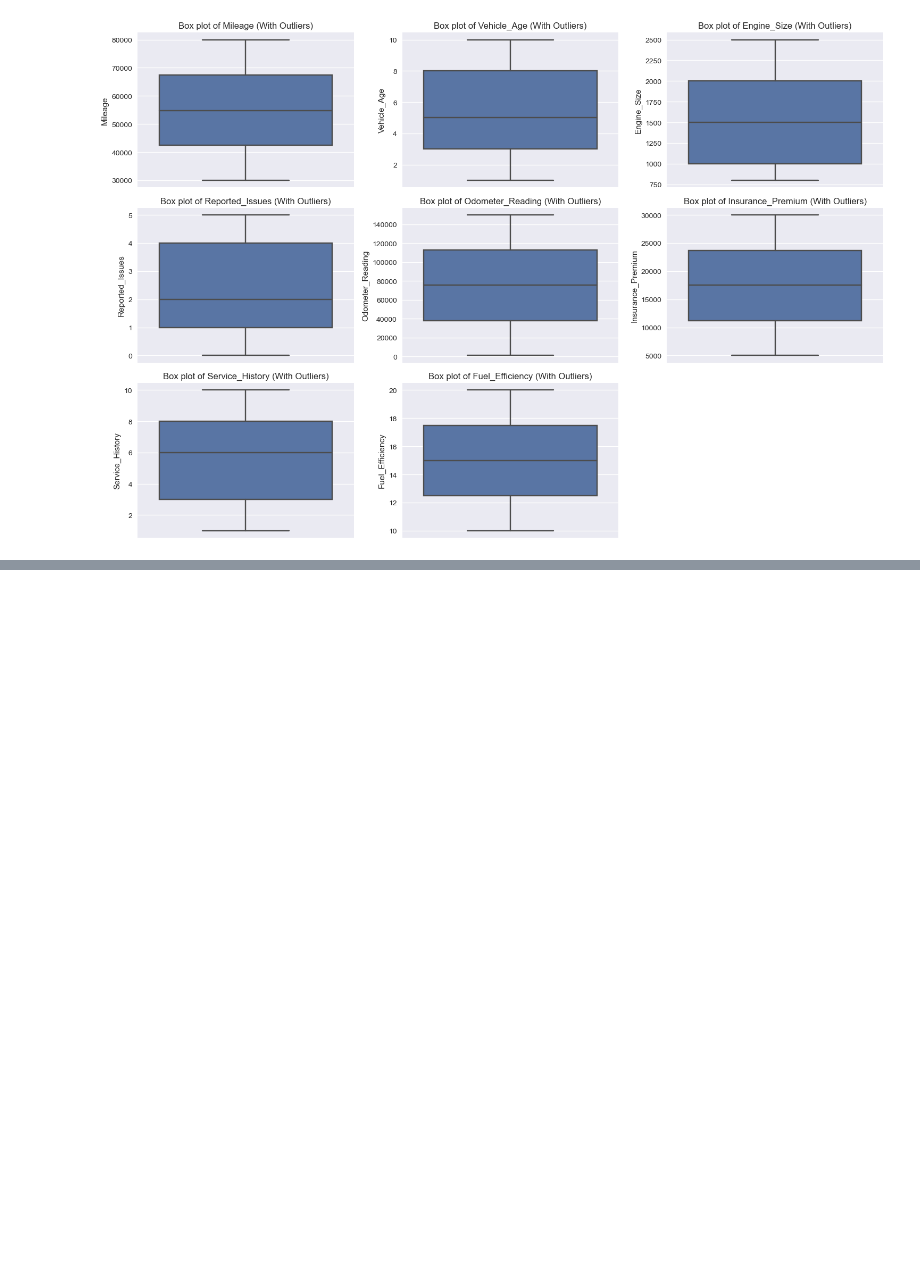
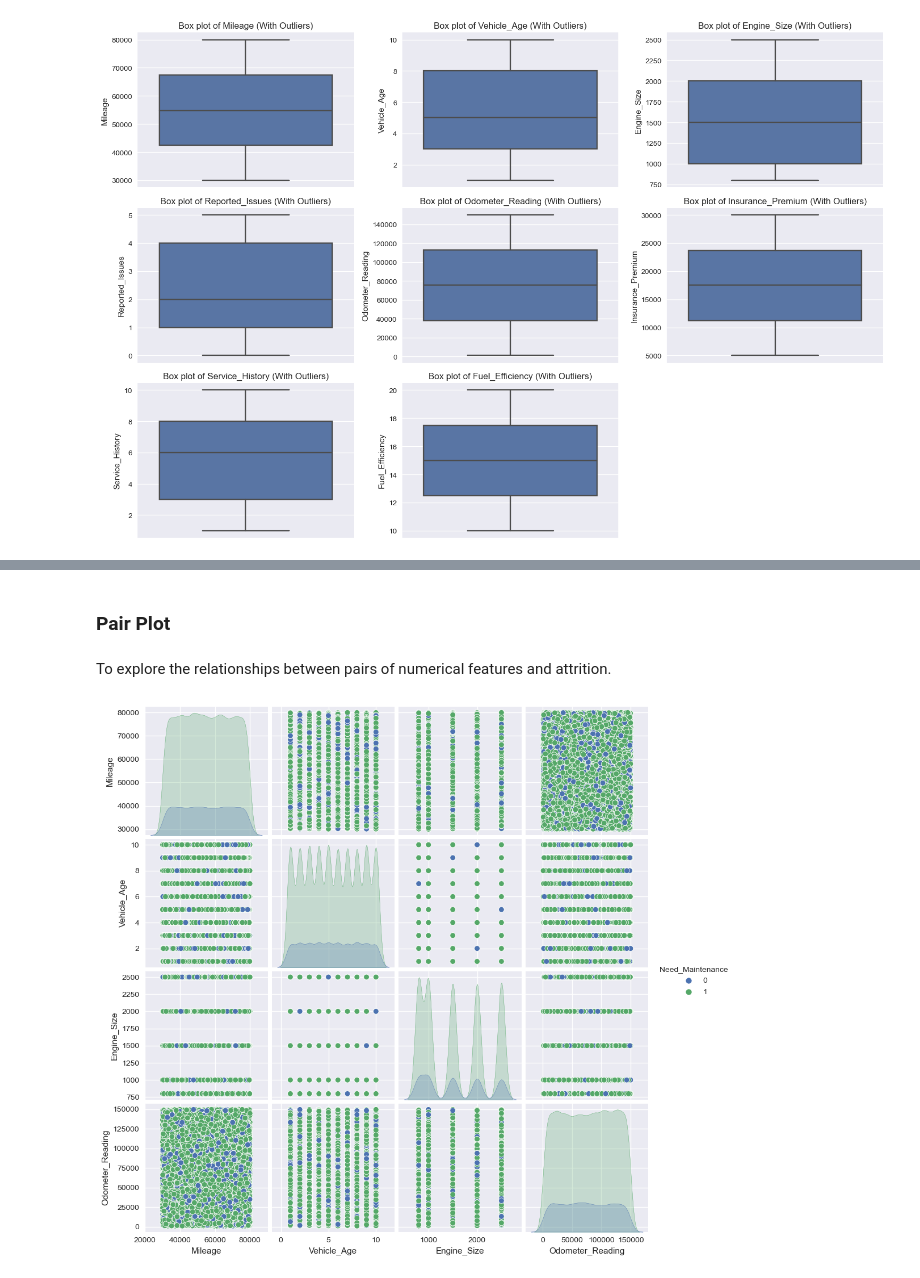
Before and after one commit to whareverrr/phase3_project, a Jupyter notebook: student.ipynb, the cells around one changed output, grey strips where cells are left out. Cells and saved outputs as stored; diff of their text form; code cells hidden in the pictures; blank space fills up the shorter version.

```diff
--- a/student.ipynb
+++ b/student.ipynb
@@ -272,0 +293,9 @@ plot_boxplots_with_outliers(df, numerical_columns)
+# %% [markdown]
+### Pair Plot
+# %% [markdown]
+To explore the relationships between pairs of numerical features and attrition.
+# %%
+sns.pairplot(df, hue='Need_Maintenance', vars=['Mileage', 'Vehicle_Age', 'Engine_Size','Odometer_Reading'])
+plt.show()
+# %% [output]
+[figure, added]
```
Also changed, not shown: parts of 9 cells of this notebook.
